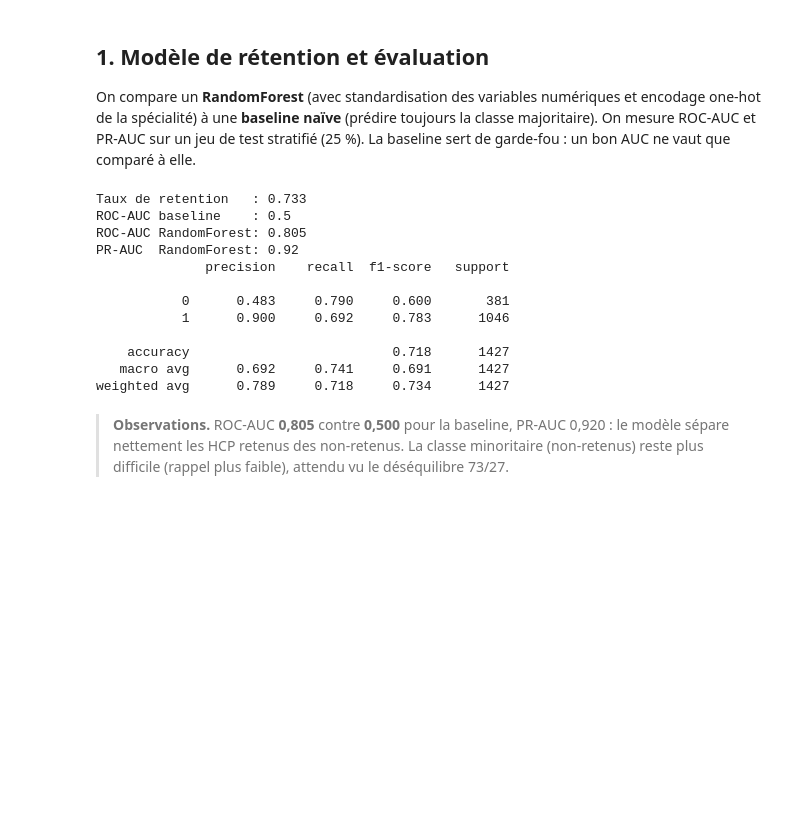
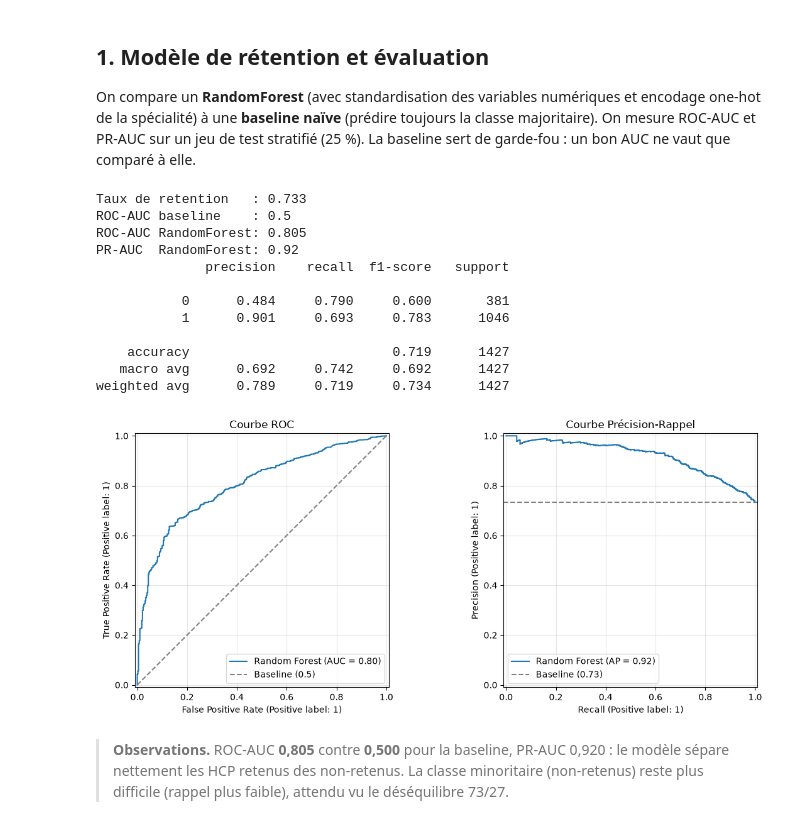
Before and after one commit to juliettebm/pharma-commercial-genai, a Jupyter notebook: notebooks/03_modeling.ipynb, the cells around one changed output. Cells and saved outputs as stored; diff of their text form; code cells hidden in the pictures; blank space fills up the shorter version.

Commit message:
Ajoute une section Dashboard au README avec capture d'ecran, courbe ROC/PR au notebook 03, et synthese de fin pour les notebooks 03/04. Met a jour le rapport de nettoyage du notebook 02.

```diff
--- a/notebooks/03_modeling.ipynb
+++ b/notebooks/03_modeling.ipynb
@@ -61,38 +63,70 @@ On compare un **RandomForest** (avec standardisation des variables numériques e
 def build_pipeline():
     pre = ColumnTransformer([
         ("num", StandardScaler(), NUM_FEATURES),
         ("cat", OneHotEncoder(handle_unknown="ignore", min_frequency=20), CAT_FEATURES),
     ])
     clf = RandomForestClassifier(n_estimators=300, min_samples_leaf=5,
                                  class_weight="balanced", random_state=0, n_jobs=-1)
     return Pipeline([("pre", pre), ("clf", clf)])
 
 X = df[NUM_FEATURES + CAT_FEATURES]
 y = df[TARGET].astype(int)
 X_tr, X_te, y_tr, y_te = train_test_split(X, y, test_size=0.25, stratify=y, random_state=0)
 
 base = DummyClassifier(strategy="most_frequent").fit(X_tr, y_tr)
 pipe = build_pipeline().fit(X_tr, y_tr)
 proba = pipe.predict_proba(X_te)[:, 1]
 
 print("Taux de retention   :", round(y.mean(), 3))
 print("ROC-AUC baseline    :", round(roc_auc_score(y_te, base.predict_proba(X_te)[:, 1]), 3))
 print("ROC-AUC RandomForest:", round(roc_auc_score(y_te, proba), 3))
 print("PR-AUC  RandomForest:", round(average_precision_score(y_te, proba), 3))
 print(classification_report(y_te, (proba >= 0.5).astype(int), digits=3))
+
+# Création d'une figure avec 2 graphiques côte à côte
+fig, (ax1, ax2) = plt.subplots(1, 2, figsize=(12, 5))
+
+# --- 1. Courbe ROC ---
+RocCurveDisplay.from_predictions(
+    y_te, proba,
+    ax=ax1,
+    name="Random Forest"
+)
+# Ajout de la baseline (aléatoire)
+ax1.plot([0, 1], [0, 1], linestyle="--", color="gray", label="Baseline (0.5)")
+ax1.set_title("Courbe ROC")
+ax1.grid(alpha=0.3)
+ax1.legend()
+
+# --- 2. Courbe Précision-Rappel (PR) ---
+PrecisionRecallDisplay.from_predictions(
+    y_te, proba,
+    ax=ax2,
+    name="Random Forest"
+)
+# Ajout de la baseline (proportion de la classe positive)
+baseline_pr = y_te.mean()
+ax2.axhline(baseline_pr, linestyle="--", color="gray", label=f"Baseline ({baseline_pr:.2f})")
+ax2.set_title("Courbe Précision-Rappel")
+ax2.grid(alpha=0.3)
+ax2.legend()
+
+plt.tight_layout()
+plt.show()
 # %% [output]
 Taux de retention   : 0.733
 ROC-AUC baseline    : 0.5
 ROC-AUC RandomForest: 0.805
 PR-AUC  RandomForest: 0.92
               precision    recall  f1-score   support
 
-           0      0.483     0.790     0.600       381
-           1      0.900     0.692     0.783      1046
+           0      0.484     0.790     0.600       381
+           1      0.901     0.693     0.783      1046
 
-    accuracy                          0.718      1427
-   macro avg      0.692     0.741     0.691      1427
-weighted avg      0.789     0.718     0.734      1427
+    accuracy                          0.719      1427
+   macro avg      0.692     0.742     0.692      1427
+weighted avg      0.789     0.719     0.734      1427
+[figure, added]
 # %% [markdown]
 > **Observations.** ROC-AUC **0,805** contre **0,500** pour la baseline, PR-AUC 0,920 : le modèle sépare nettement les HCP retenus des non-retenus. La classe minoritaire (non-retenus) reste plus difficile (rappel plus faible), attendu vu le déséquilibre 73/27.
 # %% [markdown]
```
Also changed, not shown: parts of 5 cells of this notebook, 4 other files.
